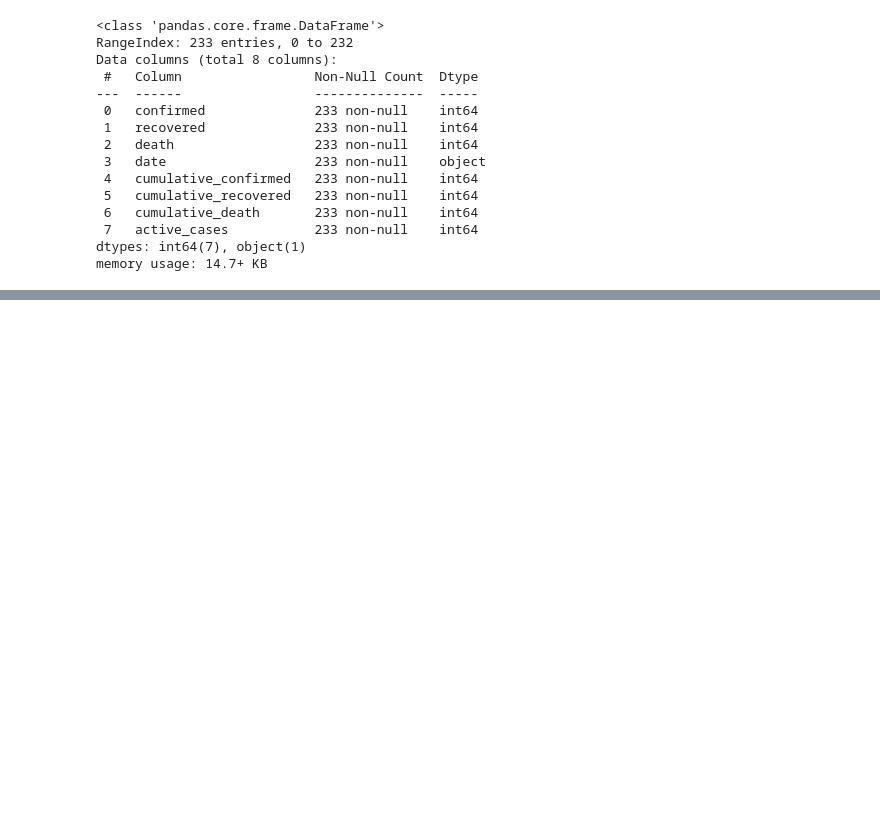
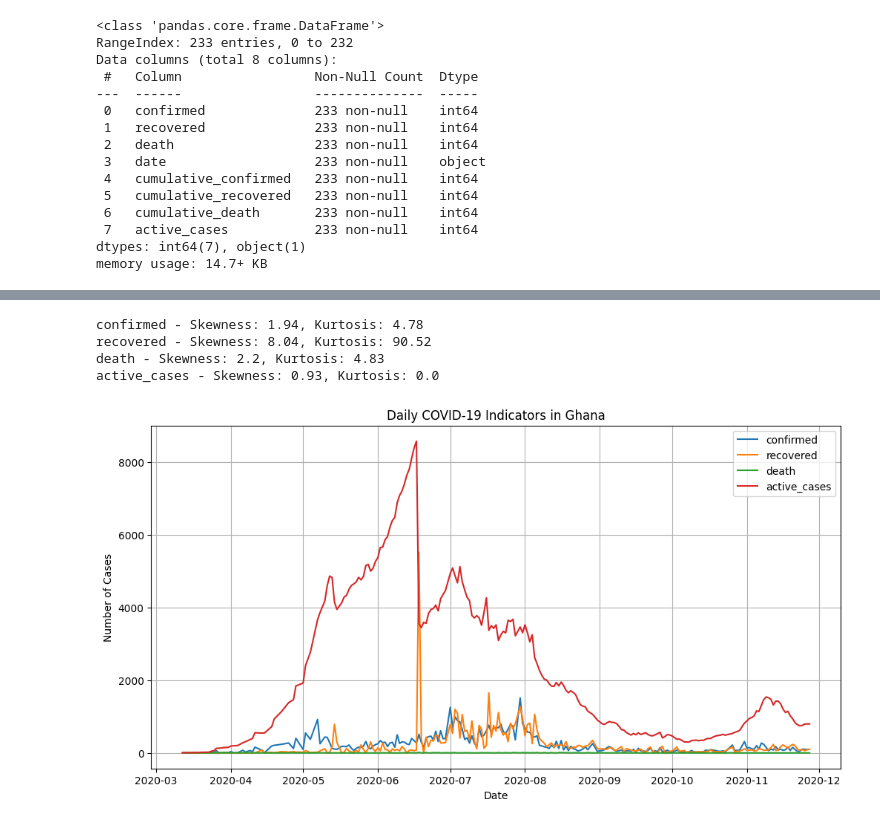
Before and after one commit to aquashie14/COVID-19-Analysis, a Jupyter notebook: Notebooks/CoviD_19.ipynb, the cells around one changed output, grey strips where cells are left out. Drawn from its saved outputs; the diff is of its cells as text; code cells hidden in the pictures; blank space fills up the shorter version.

Commit message:
chore: Perform statistical analysis and visualization of COVID-19 data in Ghana

```diff
--- a/Notebooks/CoviD_19.ipynb
+++ b/Notebooks/CoviD_19.ipynb
@@ -80,3 +82,9 @@ Data columns (total 8 columns):
  7   active_cases           233 non-null    int64
 dtypes: int64(7), object(1)
 memory usage: 14.7+ KB
+# %%
+# Strip whitespace from column names and change date column to datetime type
+# This avoids KeyError caused by stray spaces in column headers (e.g. 'cumulative_confirmed ')
+covid_data.columns = covid_data.columns.str.strip()
+covid_data['date'] = pd.to_datetime(covid_data['date'], errors='coerce')
+# If any dates failed to parse, inspect with: covid_data[covid_data['date'].isna()]
@@ -82,0 +184,24 @@ memory usage: 14.7+ KB
+# %%
+# Trends of COVID-19 indicators over time
+num_cols = ['confirmed','recovered','death','active_cases']
+for col in num_cols:
+    # Calculate skewness and kurtosis for each column in the dataframe
+    skewness = round(covid_data[col].skew(), 2)
+    kurtosis = round(covid_data[col].kurtosis(), 2)
+    print(f"{col} - Skewness: {skewness}, Kurtosis: {kurtosis}")
+
+plt.figure(figsize=(12,6))
+for c in num_cols:
+    plt.plot(covid_data['date'], covid_data[c], label=c)
+plt.title('Daily COVID-19 Indicators in Ghana')
+plt.xlabel('Date')
+plt.ylabel('Number of Cases')
+plt.legend()
+plt.grid(True)
+plt.show()
+# %% [output]
+confirmed - Skewness: 1.94, Kurtosis: 4.78
+recovered - Skewness: 8.04, Kurtosis: 90.52
+death - Skewness: 2.2, Kurtosis: 4.83
+active_cases - Skewness: 0.93, Kurtosis: 0.0
+[figure, added]
```
Also changed, not shown: parts of 11 cells of this notebook.
